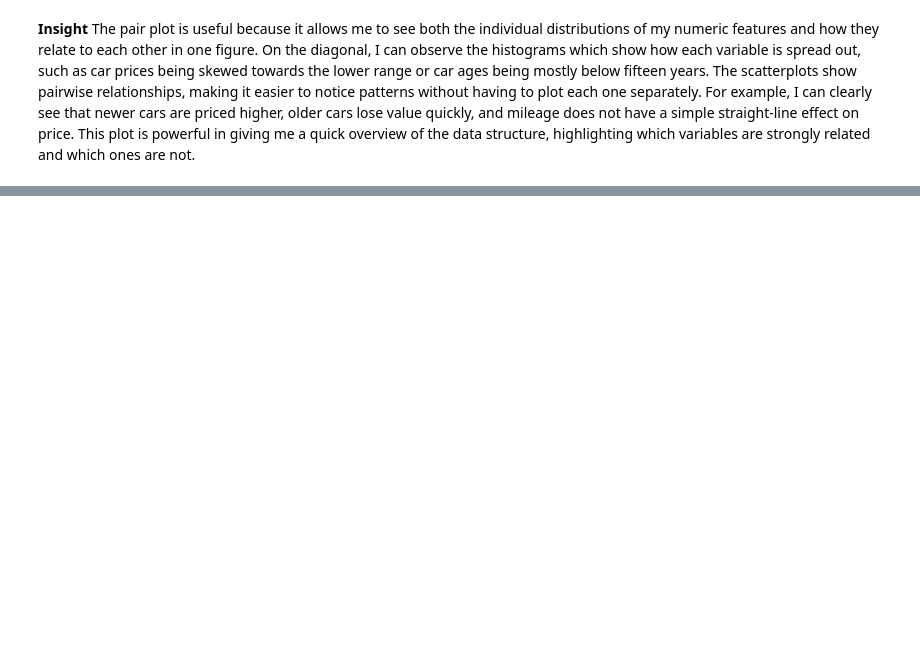
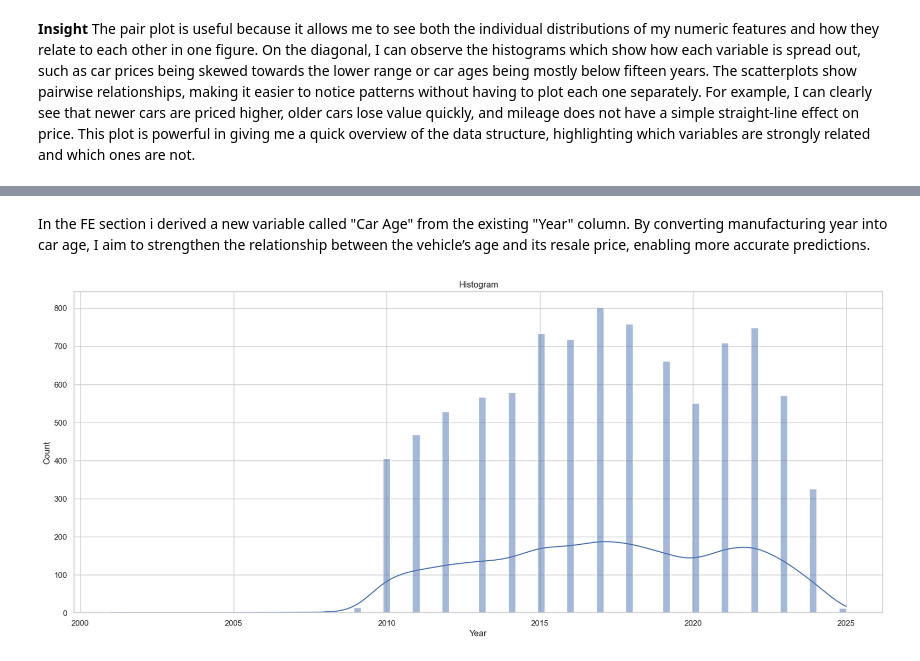
Before and after one commit to ps761/COMP1142281, a Jupyter notebook: 1142281_assignment.ipynb, the cells around one changed output, grey strips where cells are left out. Saved outputs shown, nothing was run; the diff lists cells and outputs as text; code cells hidden in the pictures; blank space fills up the shorter version.

```diff
--- a/1142281_assignment.ipynb
+++ b/1142281_assignment.ipynb
@@ -499,0 +509,4 @@ These findings are similar to what we might expect in the New Zealand used car m
+# %%
+# Load data from CSV file
+# this reads the database into a pandas DataFrame which will serve as foundation for all subsequent analysis and modeling tasks.
+df=pd.read_csv('data/Cars24.csv')
@@ -499,0 +529,11 @@ These findings are similar to what we might expect in the New Zealand used car m
+# %% [markdown]
+In the FE section i derived a new variable called "Car Age" from the existing "Year" column. By converting manufacturing year into car age, I aim to strengthen the relationship between the vehicle’s age and its resale price, enabling more accurate predictions.
+# %%
+sns.set_theme(style='whitegrid')
+plt.figure(figsize=(20, 8))
+
+sns.histplot(df['Year'], bins=100, kde=True)
+plt.title("Histogram")
+plt.show()
+# %% [output]
+[figure, added]
```
Also changed, not shown: parts of 37 cells of this notebook.
